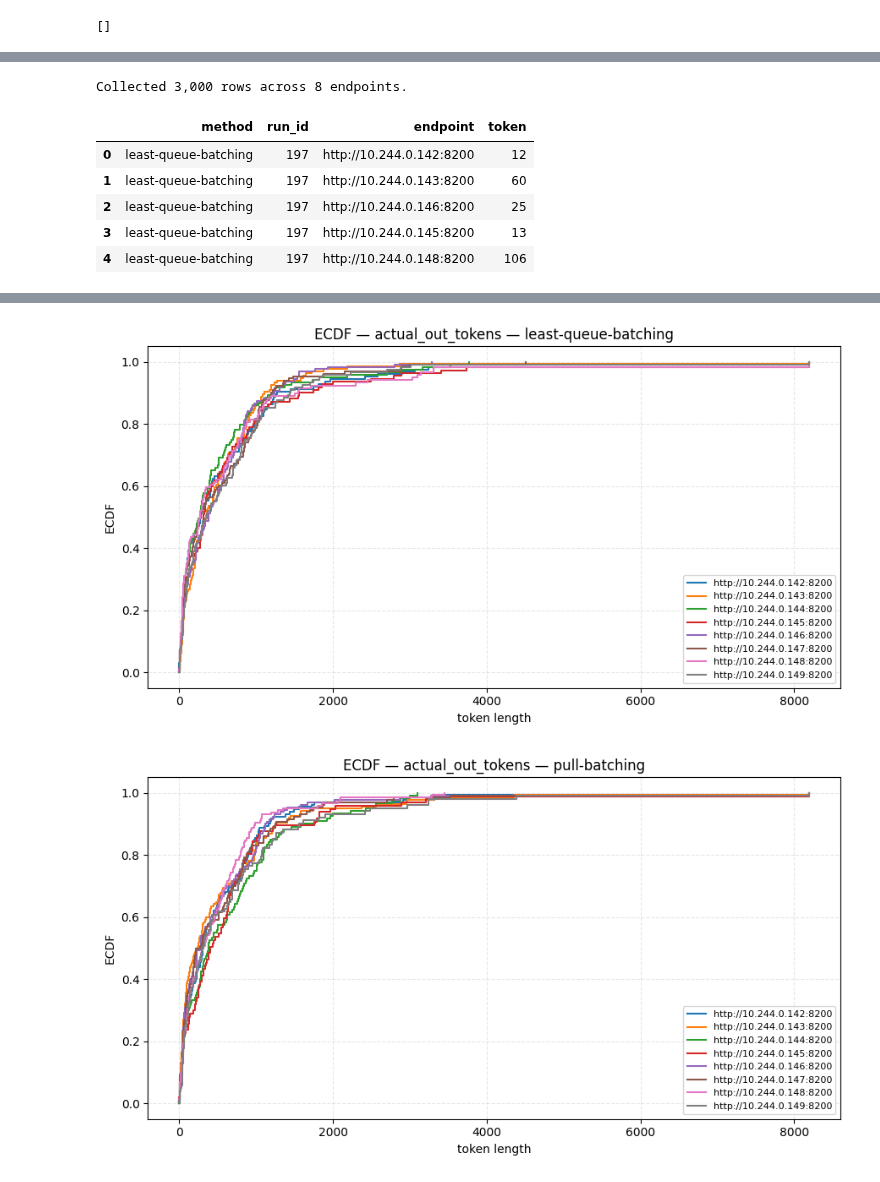
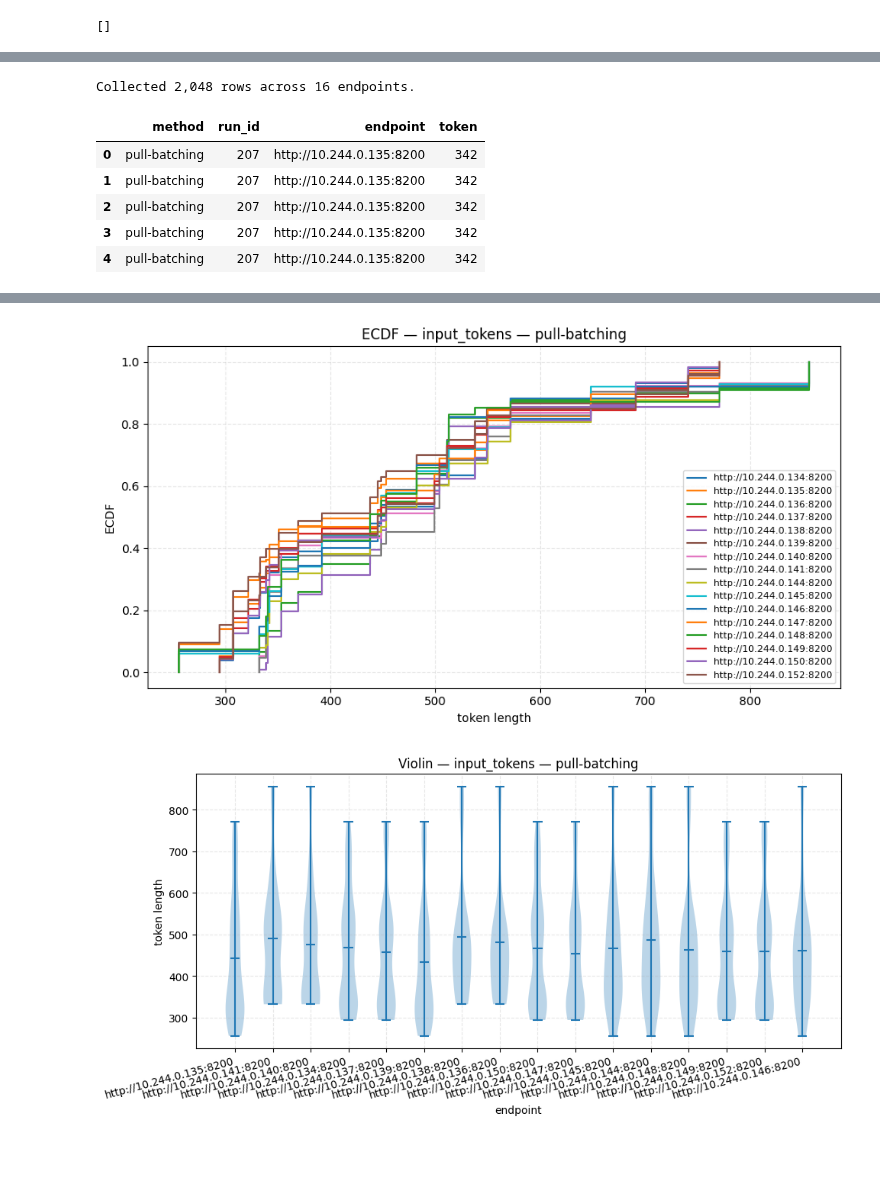
Before and after one commit to immengzi/LLM-LA, a Jupyter notebook: src/analysis.ipynb, the cells around one changed output, grey strips where cells are left out. Saved outputs shown, nothing was run; the diff lists cells and outputs as text; code cells hidden in the pictures; blank space fills up the shorter version.

Commit message:
first experiments on the pull

```diff
--- a/src/analysis.ipynb
+++ b/src/analysis.ipynb
@@ -60,7 +60,9 @@ from utils_analysis import (
 
 
 BASE_DIR = "/home/saeid/llm-lb/results"  # or "results copy"
-SERIES = "196"
+SERIES = "207"
+
+SERIES_1 = "209"
 
 # Put only the experiments you want to analyze here:
 EXPERIMENTS = [
@@ -69,9 +71,10 @@ EXPERIMENTS = [
     # ("rr-batching", "180"),
     # ("rr-batching", "181"),
     # ("rr-batching", "182"),
-    ("least-queue-batching", SERIES),
-    ("rr-batching", SERIES),
+    # ("least-queue-batching", SERIES),
+    # ("rr-batching", SERIES),
     ("pull-batching", SERIES),
+    ("pull-batching", SERIES_1),
     # ("least-queue-batching", "91"),
     # ("least-queue-batching", "92"),
     # ("least-queue-batching", "93"),
@@ -498,7 +494,7 @@ draw_token_length_distribution_per_endpoint(
 # Compare token-length distributions across endpoints per experiment
 # ========================================
 
-TOKEN_COL = "actual_out_tokens"
+TOKEN_COL = "input_tokens"
 ENDPOINTS_FILTER = None  # or ["http://10.244.0.51:8200"]
 
 tokens_ep = build_tokens_by_endpoint(
@@ -517,11 +513,11 @@ display(endpoint_summary)
 plot_ecdf_per_method(tokens_ep, title_prefix=f"ECDF — {TOKEN_COL}")
 plot_violins_per_method(tokens_ep, title_prefix=f"Violin — {TOKEN_COL}")
 # %% [output]
-Collected 3,000 rows across 8 endpoints.
+Collected 2,048 rows across 16 endpoints.
 |  | method | run_id | endpoint | token |
-| 0 | least-queue-batching | 197 | http://10.244.0.142:8200 | 12 |
-| 1 | least-queue-batching | 197 | http://10.244.0.143:8200 | 60 |
-| 2 | least-queue-batching | 197 | http://10.244.0.146:8200 | 25 |
-| 3 | least-queue-batching | 197 | http://10.244.0.145:8200 | 13 |
-| 4 | least-queue-batching | 197 | http://10.244.0.148:8200 | 106 |
+| 0 | pull-batching | 207 | http://10.244.0.135:8200 | 342 |
+| 1 | pull-batching | 207 | http://10.244.0.135:8200 | 342 |
+| 2 | pull-batching | 207 | http://10.244.0.135:8200 | 342 |
+| 3 | pull-batching | 207 | http://10.244.0.135:8200 | 342 |
+| 4 | pull-batching | 207 | http://10.244.0.135:8200 | 342 |
 |  | method | run_id | endpoint | count | mean | std | min | max | p50 | p90 | p95 | ... |
@@ -544,2 +540,2 @@ Collected 3,000 rows across 8 endpoints.
-[figure, old version]
+[figure, new version]
-[figure, old version]
+[figure, new version]
```
Also changed, not shown: parts of 6 cells of this notebook, 5 other files.
